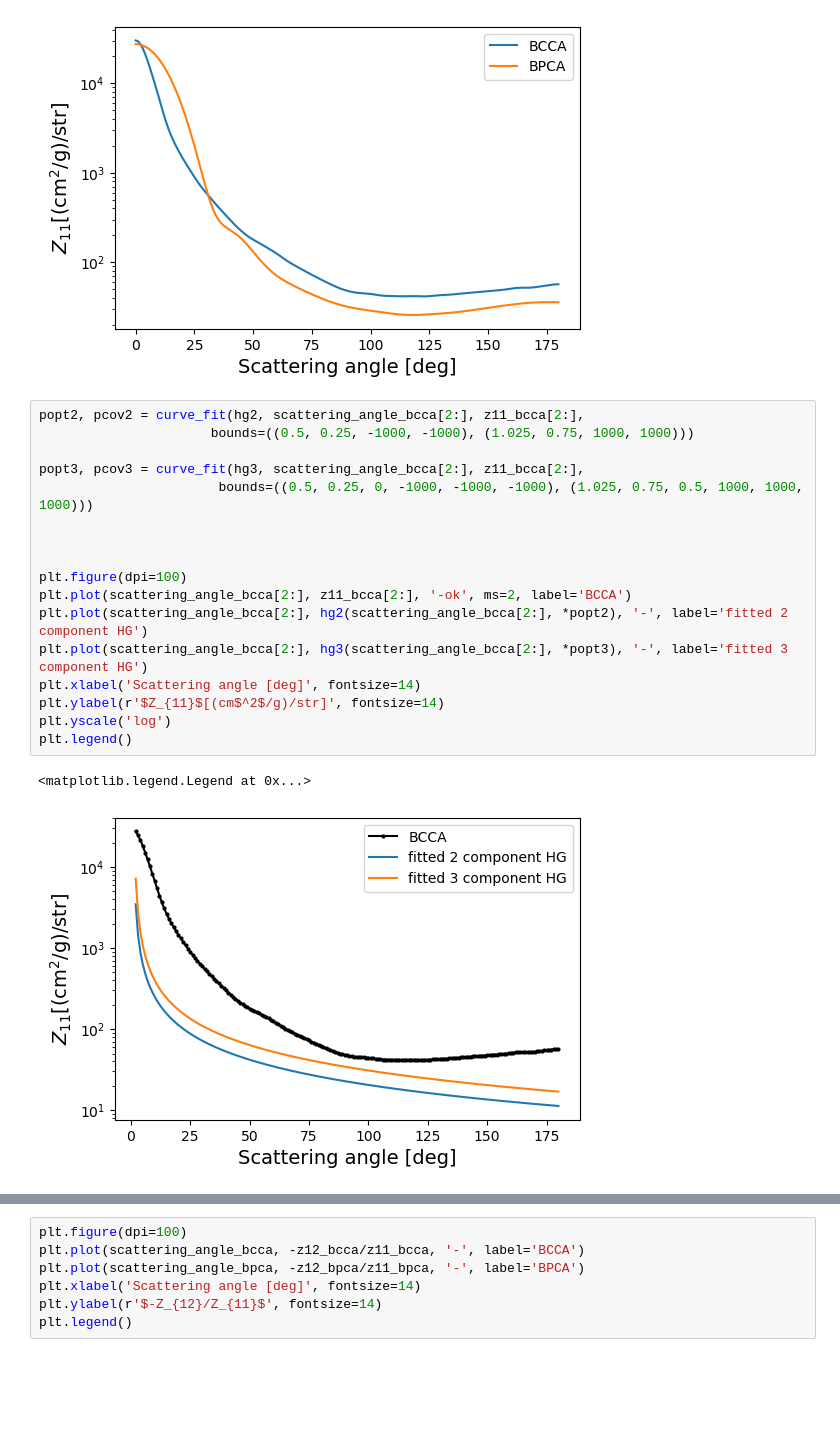
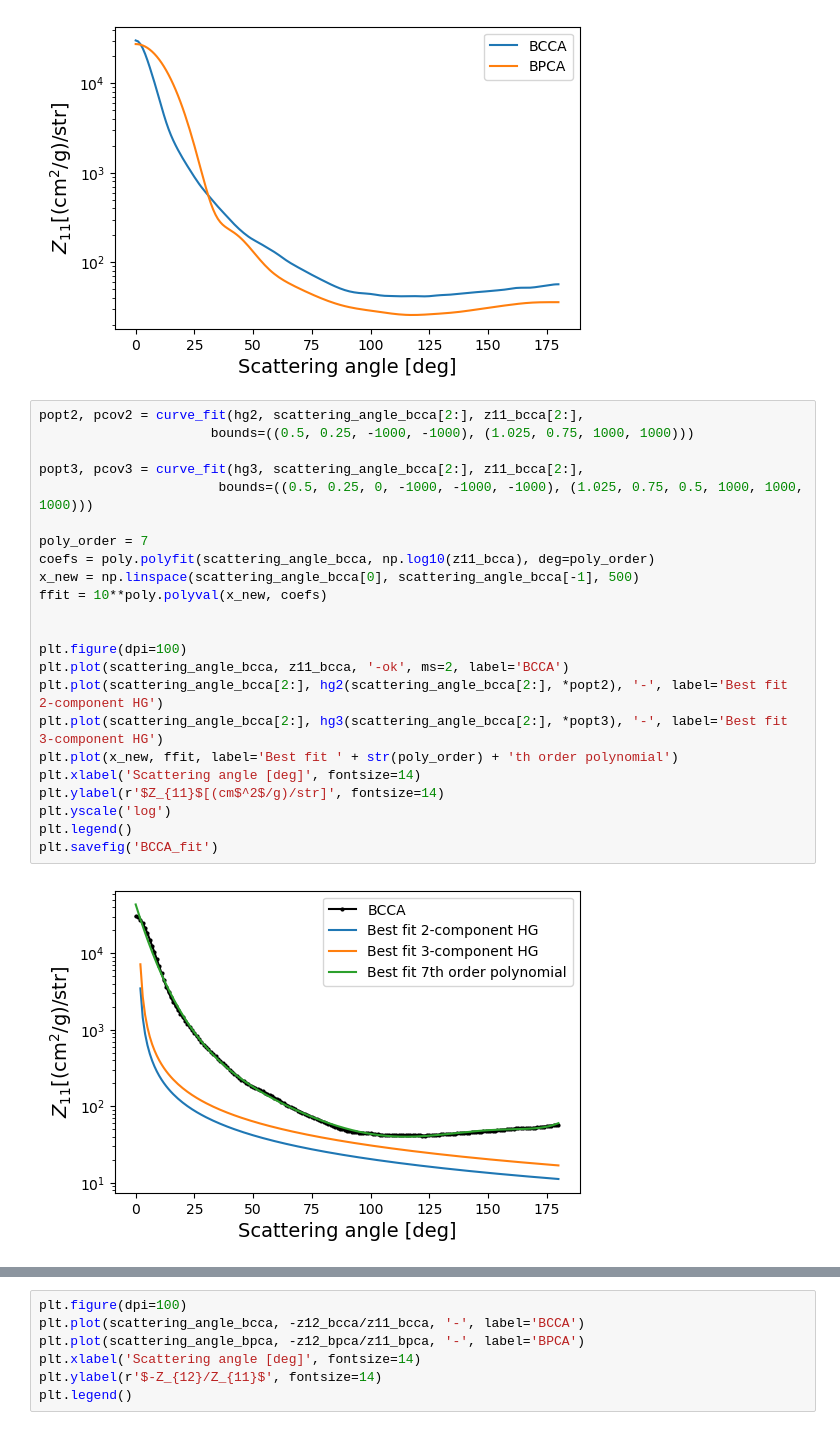
Before and after one commit to ruoyanwangdr/Cataloging-and-Visualizing-Cradles-of-Planet-Formation, a Jupyter notebook: diskmodel/disk_model_curve_fitting.ipynb, the cells around one changed output, grey strips where cells are left out. Cells and saved outputs as stored; diff of their text form; blank space fills up the shorter version.

```diff
--- a/diskmodel/disk_model_curve_fitting.ipynb
+++ b/diskmodel/disk_model_curve_fitting.ipynb
@@ -90,20 +90,25 @@ plt.legend()
 # %%
 popt2, pcov2 = curve_fit(hg2, scattering_angle_bcca[2:], z11_bcca[2:],
                       bounds=((0.5, 0.25, -1000, -1000), (1.025, 0.75, 1000, 1000)))
 
 popt3, pcov3 = curve_fit(hg3, scattering_angle_bcca[2:], z11_bcca[2:],
                        bounds=((0.5, 0.25, 0, -1000, -1000, -1000), (1.025, 0.75, 0.5, 1000, 1000, 1000)))
 
+poly_order = 7
+coefs = poly.polyfit(scattering_angle_bcca, np.log10(z11_bcca), deg=poly_order)
+x_new = np.linspace(scattering_angle_bcca[0], scattering_angle_bcca[-1], 500)
+ffit = 10**poly.polyval(x_new, coefs)
 
 
 plt.figure(dpi=100)
-plt.plot(scattering_angle_bcca[2:], z11_bcca[2:], '-ok', ms=2, label='BCCA')
-plt.plot(scattering_angle_bcca[2:], hg2(scattering_angle_bcca[2:], *popt2), '-', label='fitted 2 component HG')
-plt.plot(scattering_angle_bcca[2:], hg3(scattering_angle_bcca[2:], *popt3), '-', label='fitted 3 component HG')
+plt.plot(scattering_angle_bcca, z11_bcca, '-ok', ms=2, label='BCCA')
+plt.plot(scattering_angle_bcca[2:], hg2(scattering_angle_bcca[2:], *popt2), '-', label='Best fit 2-component HG')
+plt.plot(scattering_angle_bcca[2:], hg3(scattering_angle_bcca[2:], *popt3), '-', label='Best fit 3-component HG')
+plt.plot(x_new, ffit, label='Best fit ' + str(poly_order) + 'th order polynomial')
 plt.xlabel('Scattering angle [deg]', fontsize=14)
 plt.ylabel(r'$Z_{11}$[(cm$^2$/g)/str]', fontsize=14)
 plt.yscale('log')
 plt.legend()
+plt.savefig('BCCA_fit')
 # %% [output]
-<matplotlib.legend.Legend at 0x...>
-[figure, old version]
+[figure, new version]
```
Also changed, not shown: parts of 3 cells of this notebook.
